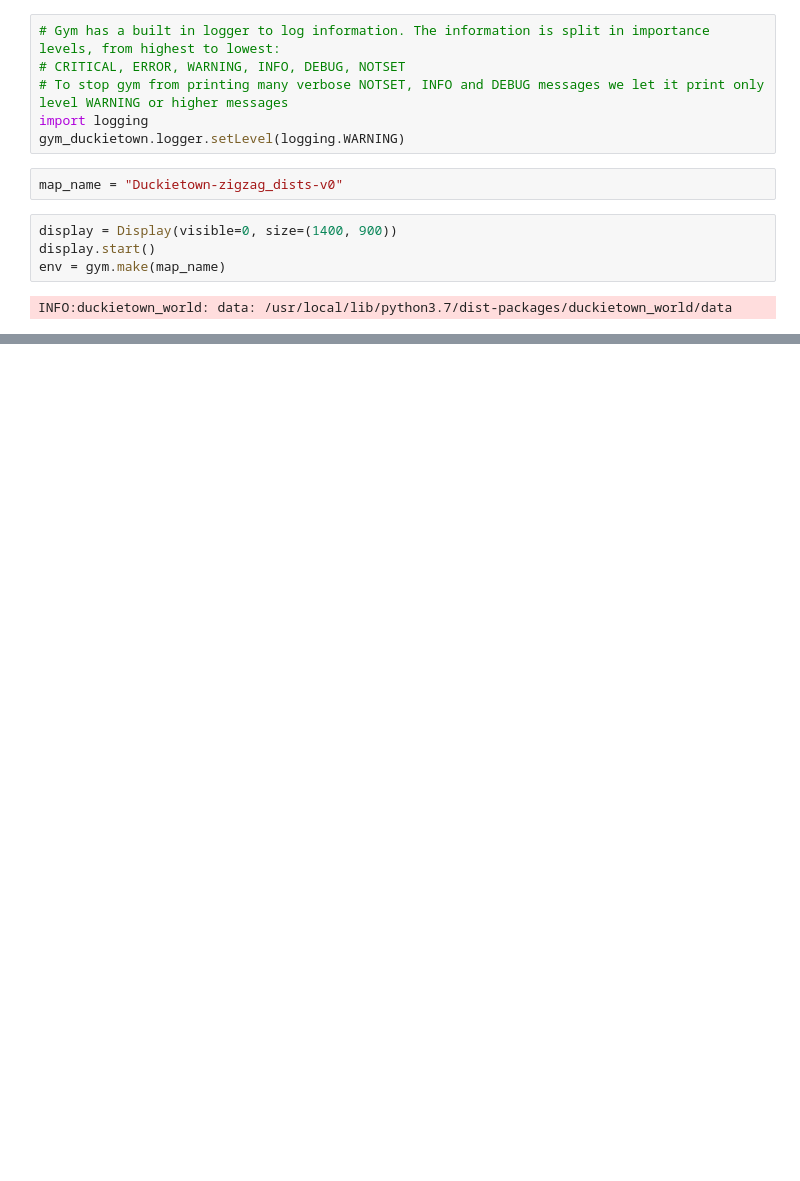
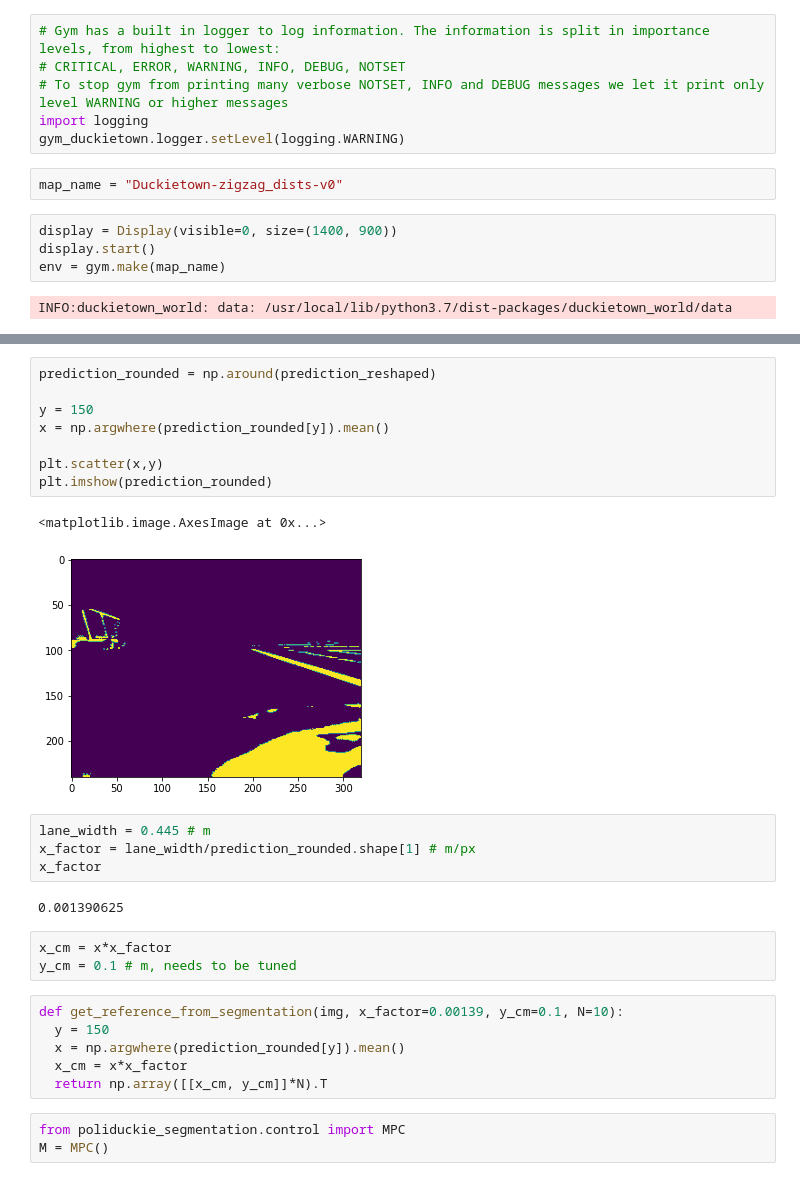
Before and after one commit to poliduckie/MPC, a Jupyter notebook: MPC_with_segmentation.ipynb, the cells around one changed output, grey strips where cells are left out. Saved outputs shown, nothing was run; the diff lists cells and outputs as text; blank space fills up the shorter version.

```diff
--- a/MPC_with_segmentation.ipynb
+++ b/MPC_with_segmentation.ipynb
@@ -127,0 +129,29 @@ plt.imshow(np.reshape(prediction, (240, 320)))
+# %%
+prediction_rounded = np.around(prediction_reshaped)
+
+y = 150
+x = np.argwhere(prediction_rounded[y]).mean()
+
+plt.scatter(x,y)
+plt.imshow(prediction_rounded)
+# %% [output]
+<matplotlib.image.AxesImage at 0x...>
+[figure, added]
+# %%
+lane_width = 0.445 # m
+x_factor = lane_width/prediction_rounded.shape[1] # m/px
+x_factor
+# %% [output]
+0.001390625
+# %%
+x_cm = x*x_factor
+y_cm = 0.1 # m, needs to be tuned
+# %%
+def get_reference_from_segmentation(img, x_factor=0.00139, y_cm=0.1, N=10):
+  y = 150
+  x = np.argwhere(prediction_rounded[y]).mean()
+  x_cm = x*x_factor
+  return np.array([[x_cm, y_cm]]*N).T
+# %%
+from poliduckie_segmentation.control import MPC
+M = MPC()
```
Also changed, not shown: parts of 5 cells of this notebook.
